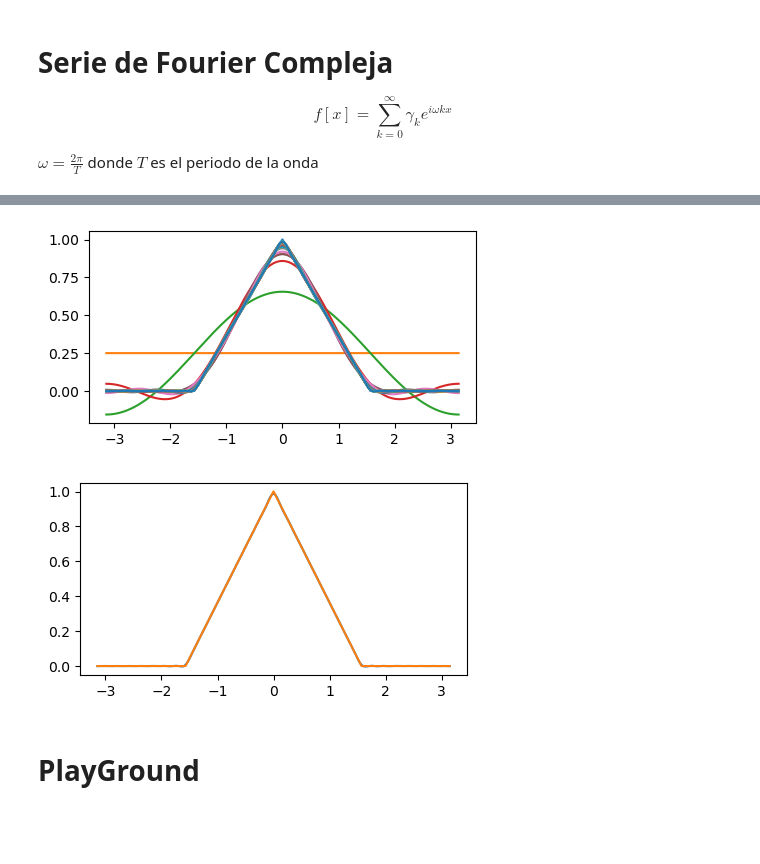
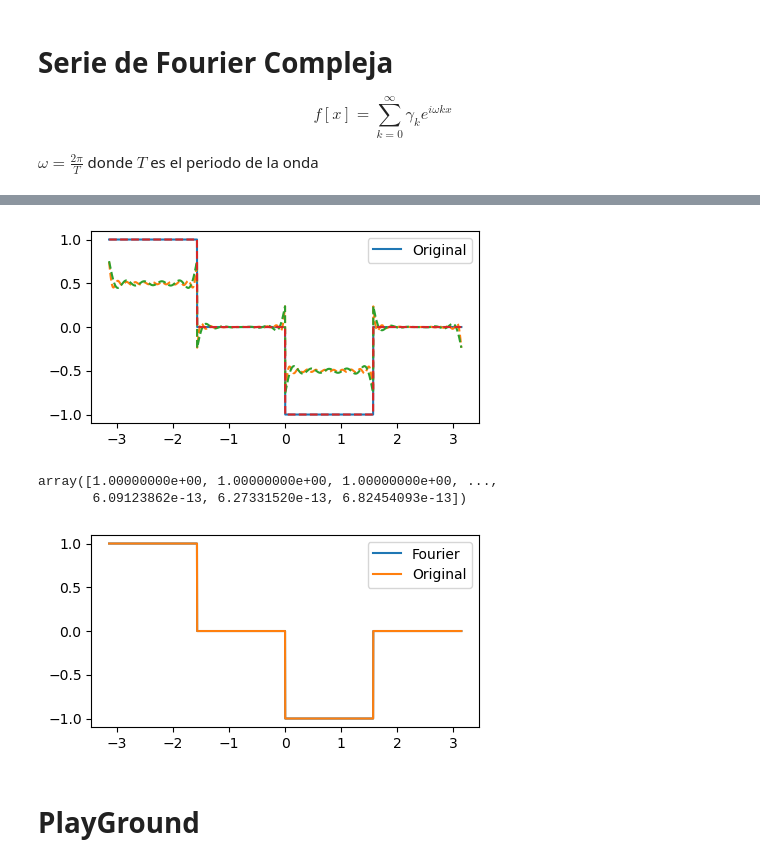
Before and after one commit to fbientrigo/lab_fisica, a Jupyter notebook: Transformada Fourier - Stats101/fourier_series_complex.ipynb, the cells around one changed output, grey strips where cells are left out. Cells and saved outputs as stored; diff of their text form; code cells hidden in the pictures; blank space fills up the shorter version.

Commit message:
fourier

```diff
--- a/Transformada Fourier - Stats101/fourier_series_complex.ipynb
+++ b/Transformada Fourier - Stats101/fourier_series_complex.ipynb
@@ -79,12 +50,0 @@ podemos elegir un $M$ cualquiera, a mayor $M$ mas precision y mas calculos, desd
-# %%
-M = 30
-a = np.zeros(M)
-b = np.zeros(M)
-
-for k in range(0,M):
-    a[k] = np.sum( f * np.cos(omega * k * x) *  dx )
-    b[k] = np.sum( f * np.sin(omega * k * x) *  dx )
-
-a[0] = a[0] / 2 # el primer componene a_0 lleva
-
-print("a[k]:",a)
@@ -104,0 +94,16 @@ $$
+# %%
+# para los 0's complejos se especifica
+# y se utilizan solo la mitad positiva, pues para una funcioon real la mitad
+# seran identicos
+M = N
+c = np.zeros(M, complex)
+
+# omega = 2 * np.pi / T # se puede utilizar la representacion
+# x = nT/N
+
+for k in range(0, M):
+    for n in range(0, N):
+        c[k] += f[n] * np.exp(-1j * 2*np.pi * k * n / N)
+
+
+print("c[k]:",c)
@@ -105,24 +120,37 @@ $$
 # %%
-F = np.zeros_like(x)
+F = np.zeros_like(x, complex)
 
 fig, ax = plt.subplots(figsize=(5,2.5))
 plt.plot(x, f, label='Original')
 
-for k in range(M):
-    F += a[k] * np.cos( k * omega * x) + b[k] * np.sin( k * omega * x)
-    plt.plot(x, F)
 
+for k in range(0, M):
+    for n in range(0, N): # suma interna de todos los puntos
+        F[n] += c[k] * np.exp(1j * 2*np.pi * k * n / N) / N
+
+    if ((k % 20  == 0) and k>1950):
+        plt.plot(x, F.real, '--')
+
+# F = F/N
+
+plt.legend()
 plt.show()
 # %% [output]
-[figure, old version]
+[figure, new version]
+# %%
+F.real
+# %% [output]
+array([1.00000000e+00, 1.00000000e+00, 1.00000000e+00, ...,
+       6.09123862e-13, 6.27331520e-13, 6.82454093e-13])
 # %%
 # probando el plot final
 fig, ax = plt.subplots(figsize=(5,2.5))
-plt.plot(x, F, label='Fourier')
+plt.plot(x, F.real, label='Fourier')
 plt.plot(x, f, label='Original')
+plt.legend()
 plt.show()
 # %% [output]
-[figure, old version]
+[figure, new version]
 # %% [markdown]
 # PlayGround
 # %%
```
Also changed, not shown: parts of 14 cells of this notebook, 11 other files.
